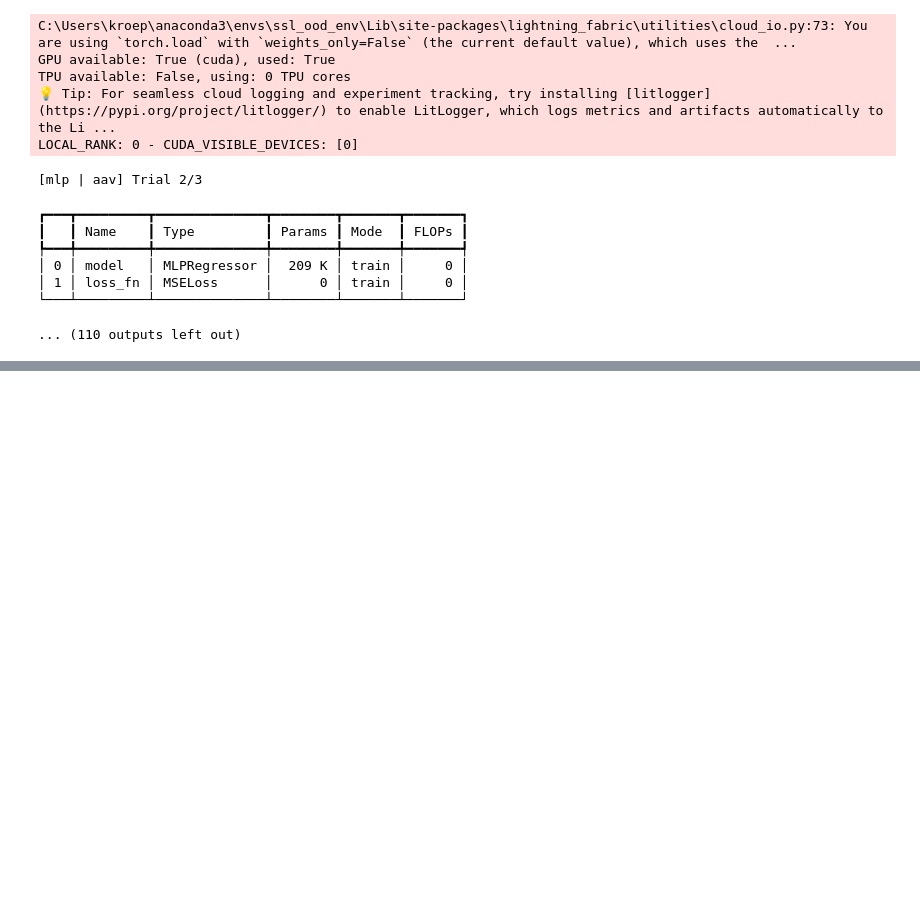
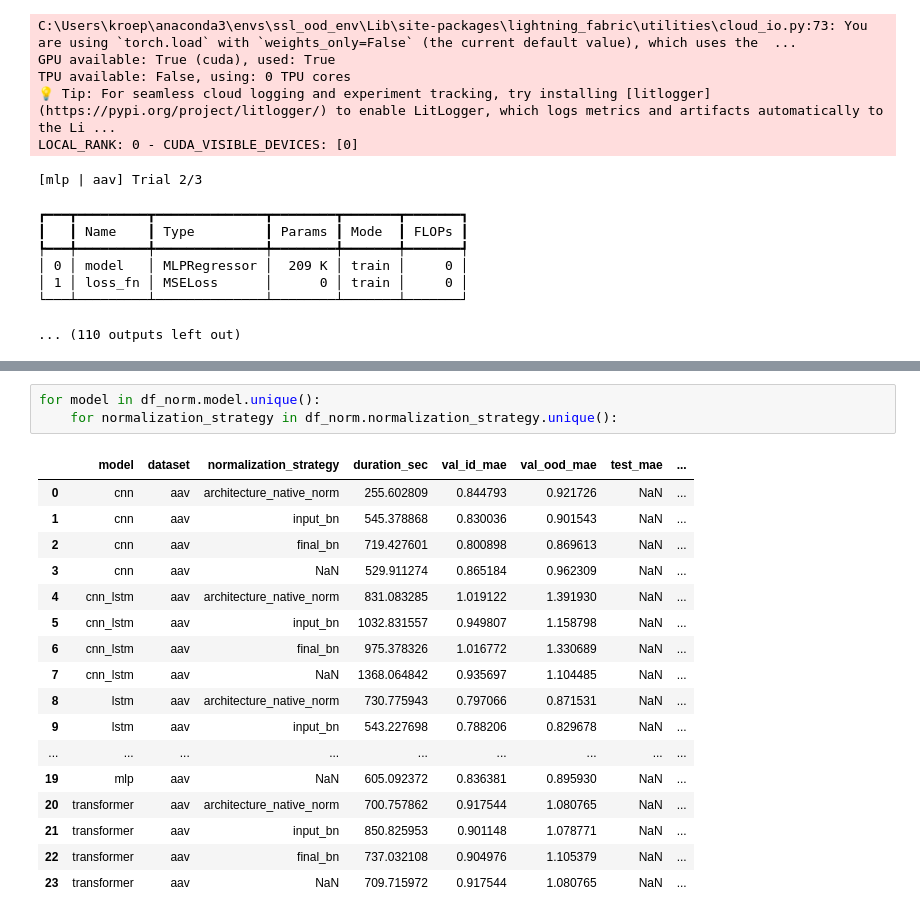
Before and after one commit to johannes-kroepfl-97/ssl-for-ood-molecules, a Jupyter notebook: pipeline.ipynb, the cells around one changed output, grey strips where cells are left out. Cells and saved outputs as stored; diff of their text form; blank space fills up the shorter version.

```diff
--- a/pipeline.ipynb
+++ b/pipeline.ipynb
@@ -621,0 +810,21 @@ pd.read_csv('C:\\Users\\kroep\\Desktop\\AI\\ssl-for-ood-molecules\\results\\hype
+# %%
+for model in df_norm.model.unique():
+    for normalization_strategy in df_norm.normalization_strategy.unique():
+# %% [output]
+|  | model | dataset | normalization_strategy | duration_sec | val_id_mae | val_ood_mae | test_mae | ... |
+| 0 | cnn | aav | architecture_native_norm | 255.602809 | 0.844793 | 0.921726 | NaN | ... |
+| 1 | cnn | aav | input_bn | 545.378868 | 0.830036 | 0.901543 | NaN | ... |
+| 2 | cnn | aav | final_bn | 719.427601 | 0.800898 | 0.869613 | NaN | ... |
+| 3 | cnn | aav | NaN | 529.911274 | 0.865184 | 0.962309 | NaN | ... |
+| 4 | cnn_lstm | aav | architecture_native_norm | 831.083285 | 1.019122 | 1.391930 | NaN | ... |
+| 5 | cnn_lstm | aav | input_bn | 1032.831557 | 0.949807 | 1.158798 | NaN | ... |
+| 6 | cnn_lstm | aav | final_bn | 975.378326 | 1.016772 | 1.330689 | NaN | ... |
+| 7 | cnn_lstm | aav | NaN | 1368.064842 | 0.935697 | 1.104485 | NaN | ... |
+| 8 | lstm | aav | architecture_native_norm | 730.775943 | 0.797066 | 0.871531 | NaN | ... |
+| 9 | lstm | aav | input_bn | 543.227698 | 0.788206 | 0.829678 | NaN | ... |
+| ... | ... | ... | ... | ... | ... | ... | ... | ... |
+| 19 | mlp | aav | NaN | 605.092372 | 0.836381 | 0.895930 | NaN | ... |
+| 20 | transformer | aav | architecture_native_norm | 700.757862 | 0.917544 | 1.080765 | NaN | ... |
+| 21 | transformer | aav | input_bn | 850.825953 | 0.901148 | 1.078771 | NaN | ... |
+| 22 | transformer | aav | final_bn | 737.032108 | 0.904976 | 1.105379 | NaN | ... |
+| 23 | transformer | aav | NaN | 709.715972 | 0.917544 | 1.080765 | NaN | ... |
```
Also changed, not shown: parts of 10 cells of this notebook, 15 other files.
